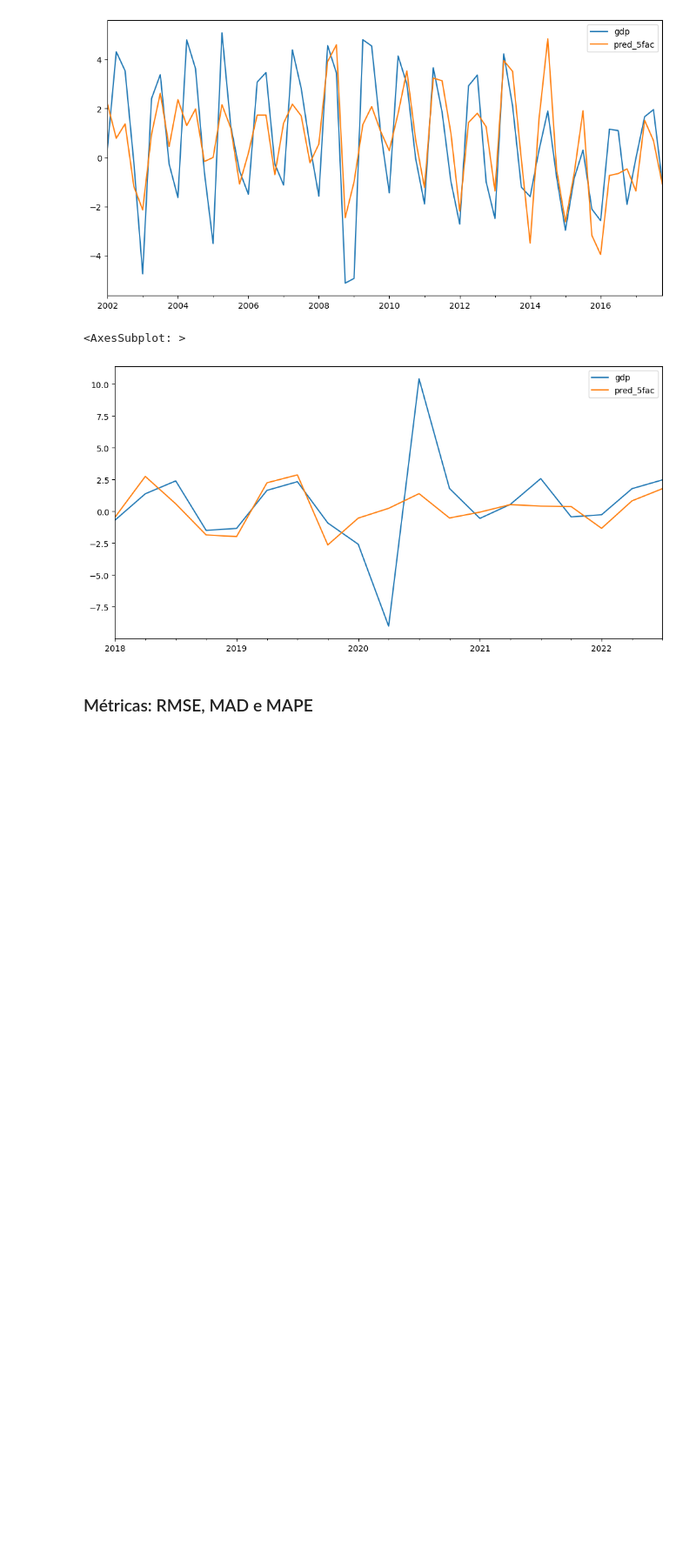
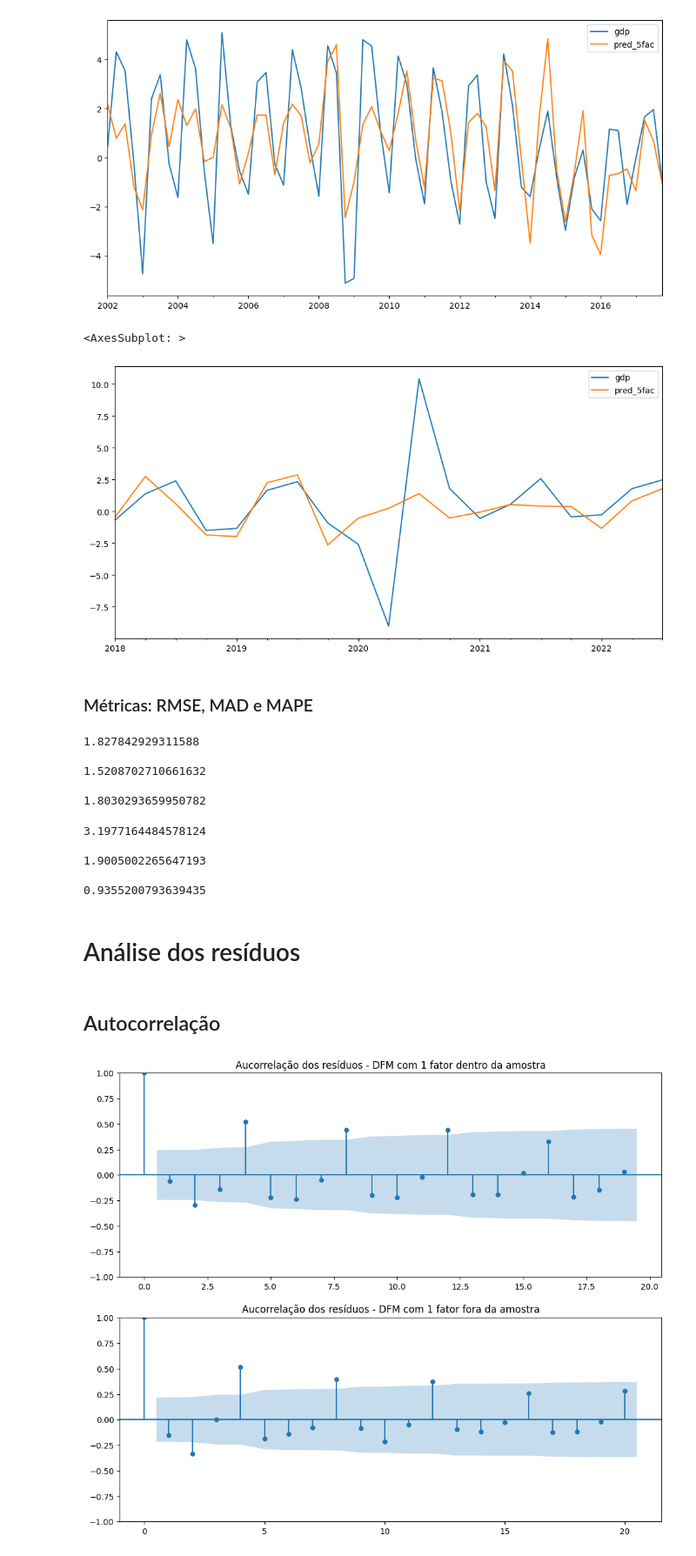
Before and after one commit to Allisterh/nowcasting_gdpbr, a Jupyter notebook: methodologies/dfm_model/dfm_5fac.ipynb, the cells around one changed output. Shown at 87% size. Drawn from its saved outputs; the diff is of its cells as text; code cells hidden in the pictures; blank space fills up the shorter version.

```diff
--- a/methodologies/dfm_model/dfm_5fac.ipynb
+++ b/methodologies/dfm_model/dfm_5fac.ipynb
@@ -71,6 +71,35 @@ new_data
 | 2022-06-01 | 1.786737 | -0.366600 | -0.601419 | 0.377088 | -1.336048 | -1.747521 |
 | 2022-09-01 | 2.475526 | 1.151159 | 0.594389 | -1.502346 | 4.082727 | 1.715587 |
 83 rows × 6 columns
+# %%
+# Criando defasagens dos fatores
+
+# Lags Fator 1
+new_data['F1_2'] = new_data['F1'].shift(2)
+new_data['F1_4'] = new_data['F1'].shift(4)
+
+# Lags Fator 2
+new_data['F2_1'] = new_data['F2'].shift(1)
+new_data['F2_2'] = new_data['F2'].shift(2)
+new_data['F2_4'] = new_data['F2'].shift(4)
+
+# Lags Fator 3
+new_data['F3_1'] = new_data['F3'].shift(1)
+new_data['F3_2'] = new_data['F3'].shift(2)
+new_data['F3_4'] = new_data['F3'].shift(4)
+
+# Lags Fator 4
+new_data['F4_1'] = new_data['F4'].shift(1)
+new_data['F4_2'] = new_data['F4'].shift(2)
+new_data['F4_4'] = new_data['F4'].shift(4)
+
+# Lags fator 5
+new_data['F5_2'] = new_data['F5'].shift(2)
+new_data['F5_4'] = new_data['F5'].shift(4)
+
+# Lags GDP
+new_data['gdp_2'] = new_data['gdp'].shift(2)
+new_data['gdp_4'] = new_data['gdp'].shift(4)
 # %%
 # train and test dates
 
@@ -186,3 +215,50 @@ forecasts_outsample.plot(figsize = (12,6))
 [figure]
 # %% [markdown]
 ### Métricas: RMSE, MAD e MAPE
+# %%
+# Métricas IN-SAMPLE
+
+rmse_insample = np.sqrt(mean_squared_error(forecasts_insample['gdp'], forecasts_insample['pred_5fac']))
+mae_insample = mean_absolute_error(forecasts_insample['gdp'], forecasts_insample['pred_5fac'])
+mape_insample = mean_absolute_percentage_error(forecasts_insample['gdp'], forecasts_insample['pred_5fac'])
+print(rmse_insample, mae_insample, mape_insample, sep = '\n\n')
+# %% [output]
+1.827842929311588
+
+1.5208702710661632
+
+1.8030293659950782
+# %%
+# Métricas OUT-OF-SAMPLE
+
+rmse_outsample = np.sqrt(mean_squared_error(forecasts_outsample['gdp'], forecasts_outsample['pred_5fac']))
+mae_outsample = mean_absolute_error(forecasts_outsample['gdp'], forecasts_outsample['pred_5fac'])
+mape_outsample = mean_absolute_percentage_error(forecasts_outsample['gdp'], forecasts_outsample['pred_5fac'])
+print(rmse_outsample, mae_outsample, mape_outsample, sep = '\n\n')
+# %% [output]
+3.1977164484578124
+
+1.9005002265647193
+
+0.9355200793639435
+# %% [markdown]
+# Análise dos resíduos
+# %% [markdown]
+## Autocorrelação
+# %%
+# Criando função para plotar as autocorrelações dos resíduos das regressões
+
+def autocorr_plots(y1, y2, title1, title2):
+    fig = plt.figure(figsize=(12,10))
+    ax1 = fig.add_subplot(211) # 3 linhas, uma para cada gráfico. Essa ocupara a primera coluna e a primeira posição
+    fig = plot_acf(y1, ax = ax1, title = title1)
+    ax2 = fig.add_subplot(212) # 3 linhas, uma para cada gráfico. Essa ocupara a primera coluna e a segunda posição
+    fig = plot_acf(y2, ax=ax2, title = title2)
+# %%
+# Plotando a função de autocorrelação
+
+autocorr_plots(dfm.resid, dfm_5fac.resid,
+               'Aucorrelação dos resíduos - DFM com 1 fator dentro da amostra',
+               'Aucorrelação dos resíduos - DFM com 1 fator fora da amostra')
+# %% [output]
+[figure, added]
```
Also changed, not shown: parts of 26 cells of this notebook, 1 other file.
